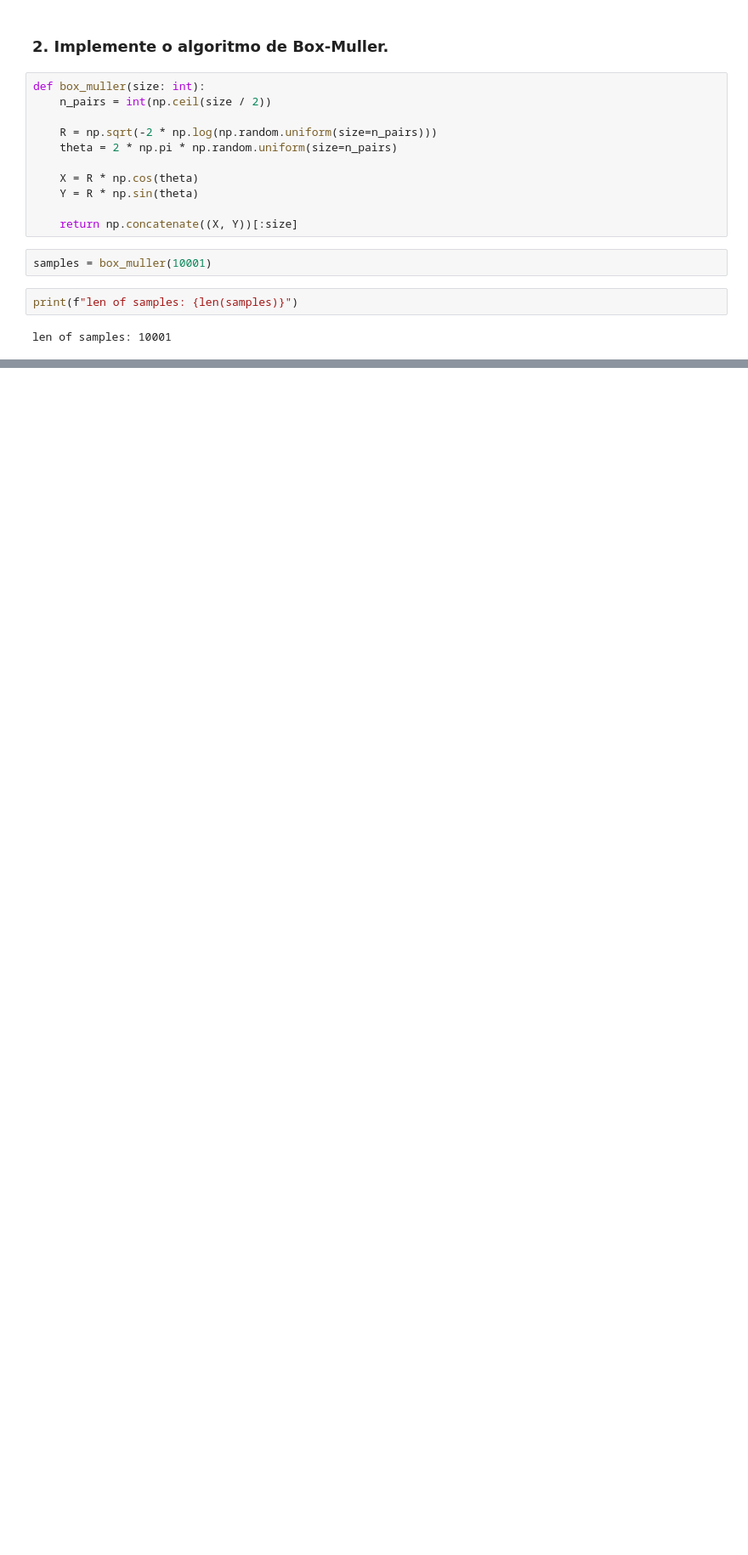
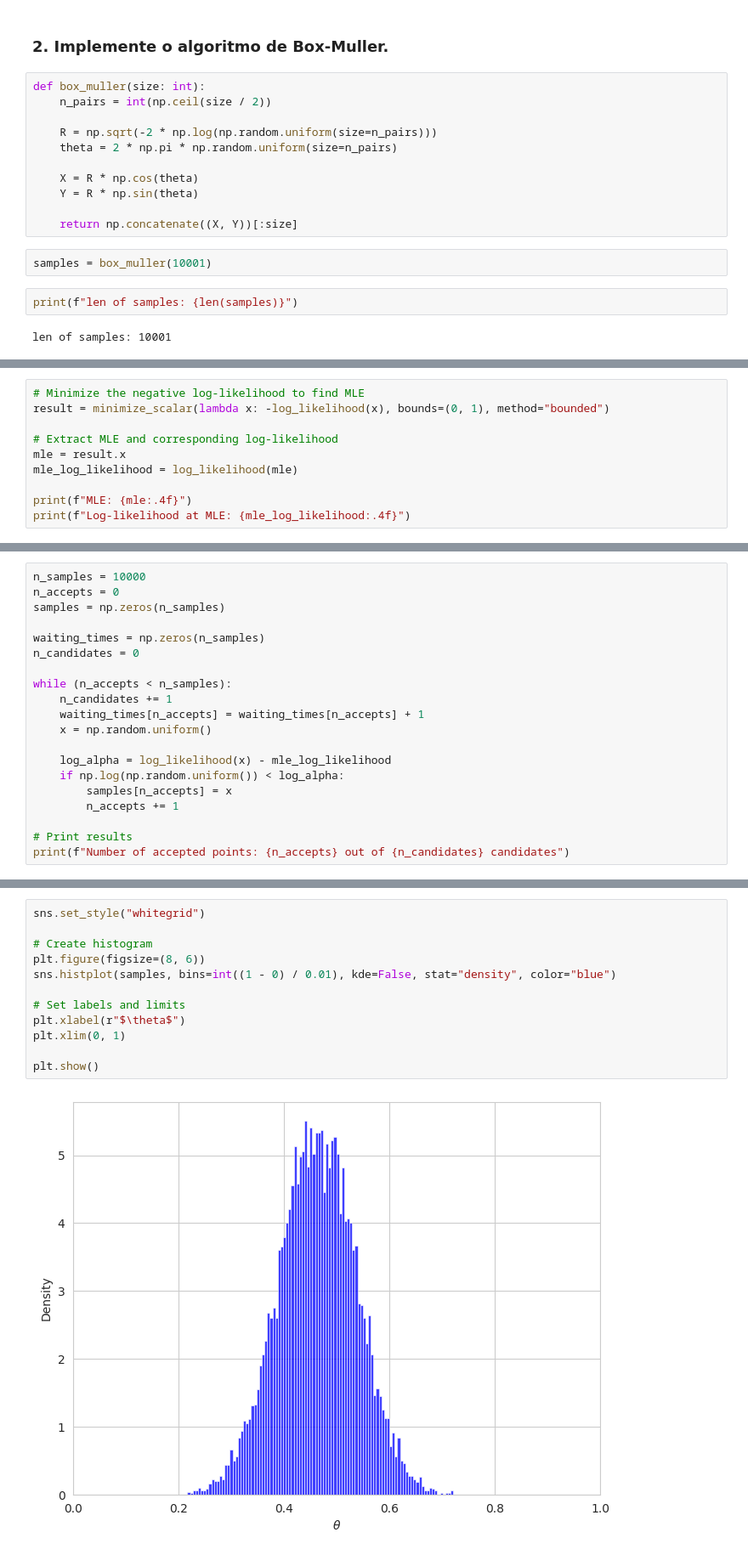
Before and after one commit to wellington36/computational-statistics-course-problems, a Jupyter notebook: HW/HW 8/HW 8.1.ipynb, the cells around one changed output, grey strips where cells are left out. Shown at 85% size. Drawn from its saved outputs; the diff is of its cells as text; blank space fills up the shorter version.

```diff
--- a/HW/HW 8/HW 8.1.ipynb
+++ b/HW/HW 8/HW 8.1.ipynb
@@ -194,0 +220,10 @@ KS Statistic: 0.0108, p-value: 0.1889
+# %%
+# Minimize the negative log-likelihood to find MLE
+result = minimize_scalar(lambda x: -log_likelihood(x), bounds=(0, 1), method="bounded")
+
+# Extract MLE and corresponding log-likelihood
+mle = result.x
+mle_log_likelihood = log_likelihood(mle)
+
+print(f"MLE: {mle:.4f}")
+print(f"Log-likelihood at MLE: {mle_log_likelihood:.4f}")
@@ -194,0 +233,20 @@ KS Statistic: 0.0108, p-value: 0.1889
+# %%
+n_samples = 10000
+n_accepts = 0
+samples = np.zeros(n_samples)
+
+waiting_times = np.zeros(n_samples)
+n_candidates = 0
+
+while (n_accepts < n_samples):
+    n_candidates += 1
+    waiting_times[n_accepts] = waiting_times[n_accepts] + 1
+    x = np.random.uniform()
+
+    log_alpha = log_likelihood(x) - mle_log_likelihood
+    if np.log(np.random.uniform()) < log_alpha:
+        samples[n_accepts] = x
+        n_accepts += 1
+
+# Print results
+print(f"Number of accepted points: {n_accepts} out of {n_candidates} candidates")
@@ -194,0 +255,14 @@ KS Statistic: 0.0108, p-value: 0.1889
+# %%
+sns.set_style("whitegrid")
+
+# Create histogram
+plt.figure(figsize=(8, 6))
+sns.histplot(samples, bins=int((1 - 0) / 0.01), kde=False, stat="density", color="blue")
+
+# Set labels and limits
+plt.xlabel(r"$\theta$")
+plt.xlim(0, 1)
+
+plt.show()
+# %% [output]
+[figure, added]
```
Also changed, not shown: parts of 15 cells of this notebook.
